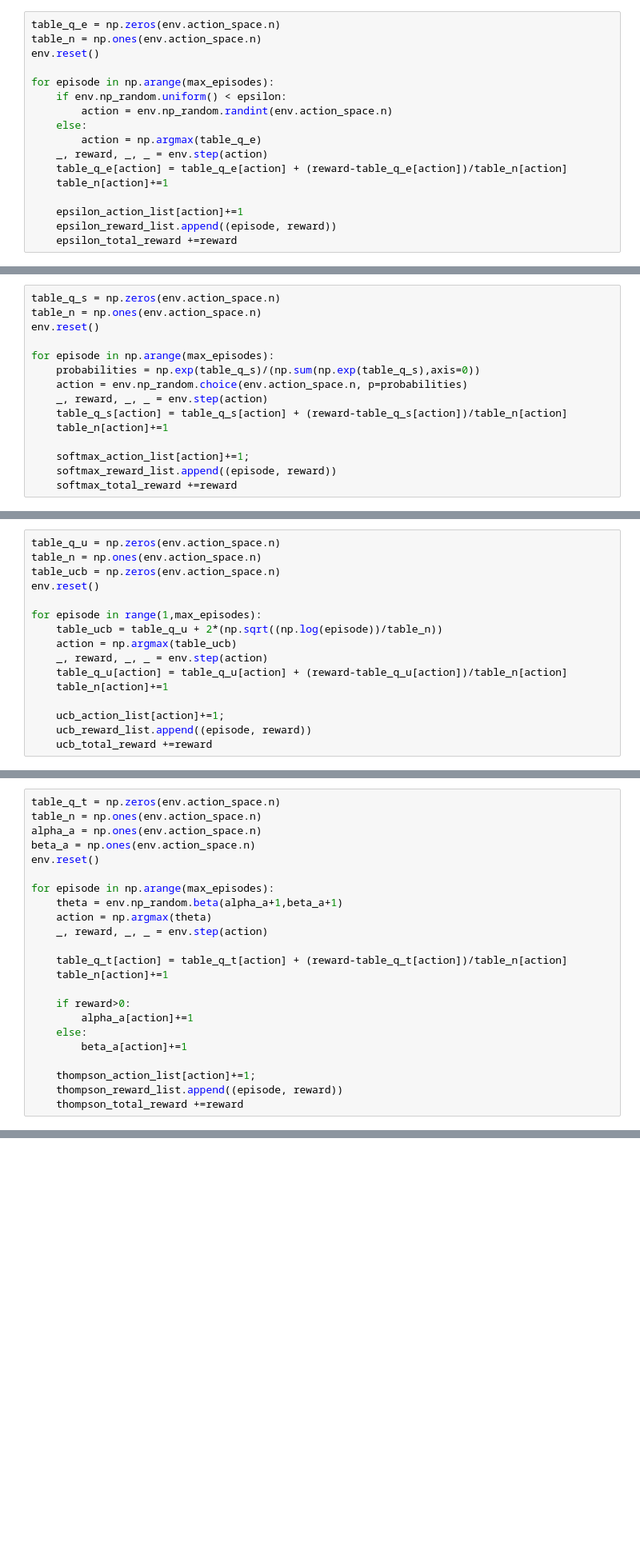
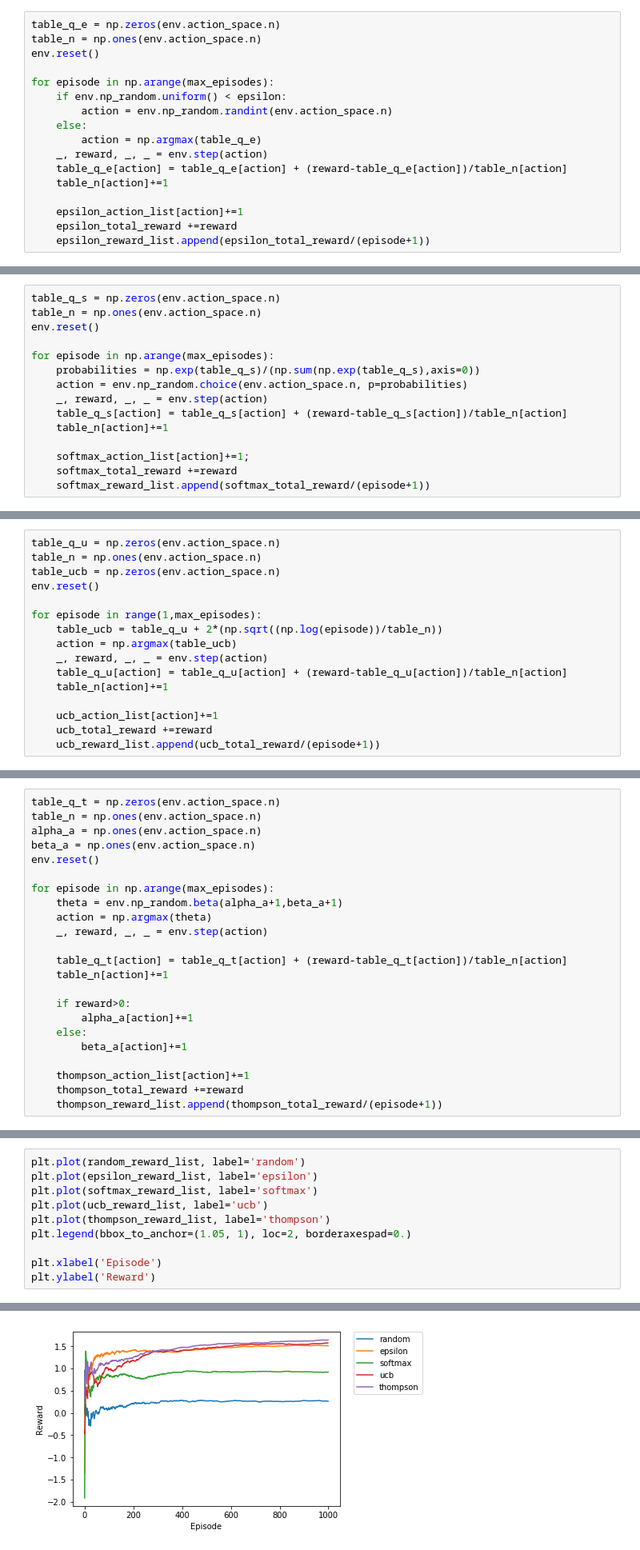
Before and after one commit to maxim5helopugin/Reinforcement-Learning, a Jupyter notebook: Bandits.ipynb, the cells around one changed output, grey strips where cells are left out. Shown at 80% size. Cells and saved outputs as stored; diff of their text form; blank space fills up the shorter version.

Commit message:
updated graphs

```diff
--- a/Bandits.ipynb
+++ b/Bandits.ipynb
@@ -75,8 +75,8 @@ for episode in np.arange(max_episodes):
     table_n[action]+=1
 
     epsilon_action_list[action]+=1
-    epsilon_reward_list.append((episode, reward))
     epsilon_total_reward +=reward
+    epsilon_reward_list.append(epsilon_total_reward/(episode+1))
 # %% [markdown]
 Softmax agent<br>
 Choose action randomly from a probability distribution:
@@ -94,8 +94,8 @@ for episode in np.arange(max_episodes):
     table_n[action]+=1
 
     softmax_action_list[action]+=1;
-    softmax_reward_list.append((episode, reward))
     softmax_total_reward +=reward
+    softmax_reward_list.append(softmax_total_reward/(episode+1))
 # %% [markdown]
 UCB agent<br>
 Each time an action is chosen by:
@@ -113,9 +113,9 @@ for episode in range(1,max_episodes):
     table_q_u[action] = table_q_u[action] + (reward-table_q_u[action])/table_n[action]
     table_n[action]+=1
 
-    ucb_action_list[action]+=1;
-    ucb_reward_list.append((episode, reward))
+    ucb_action_list[action]+=1
     ucb_total_reward +=reward
+    ucb_reward_list.append(ucb_total_reward/(episode+1))
 # %% [markdown]
 Thompson agent<br>
 Each time an action is chosen by:
@@ -143,9 +143,9 @@ for episode in np.arange(max_episodes):
     else:
         beta_a[action]+=1
 
-    thompson_action_list[action]+=1;
-    thompson_reward_list.append((episode, reward))
+    thompson_action_list[action]+=1
     thompson_total_reward +=reward
+    thompson_reward_list.append(thompson_total_reward/(episode+1))
 # %% [markdown]
 Visualize the data<br>
 Graphs of average reward over 50 actions
@@ -183,0 +152,11 @@ Text(0,0.5,'Reward')
+# %%
+plt.plot(random_reward_list, label='random')
+plt.plot(epsilon_reward_list, label='epsilon')
+plt.plot(softmax_reward_list, label='softmax')
+plt.plot(ucb_reward_list, label='ucb')
+plt.plot(thompson_reward_list, label='thompson')
+plt.legend(bbox_to_anchor=(1.05, 1), loc=2, borderaxespad=0.)
+
+plt.xlabel('Episode')
+plt.ylabel('Reward')
+# %% [output]
@@ -184,3 +164,4 @@ Text(0,0.5,'Reward')
+[figure, added]
 # %% [markdown]
 Total rewards
 # %%
```
Also changed, not shown: parts of 3 cells of this notebook, 1 other file.
